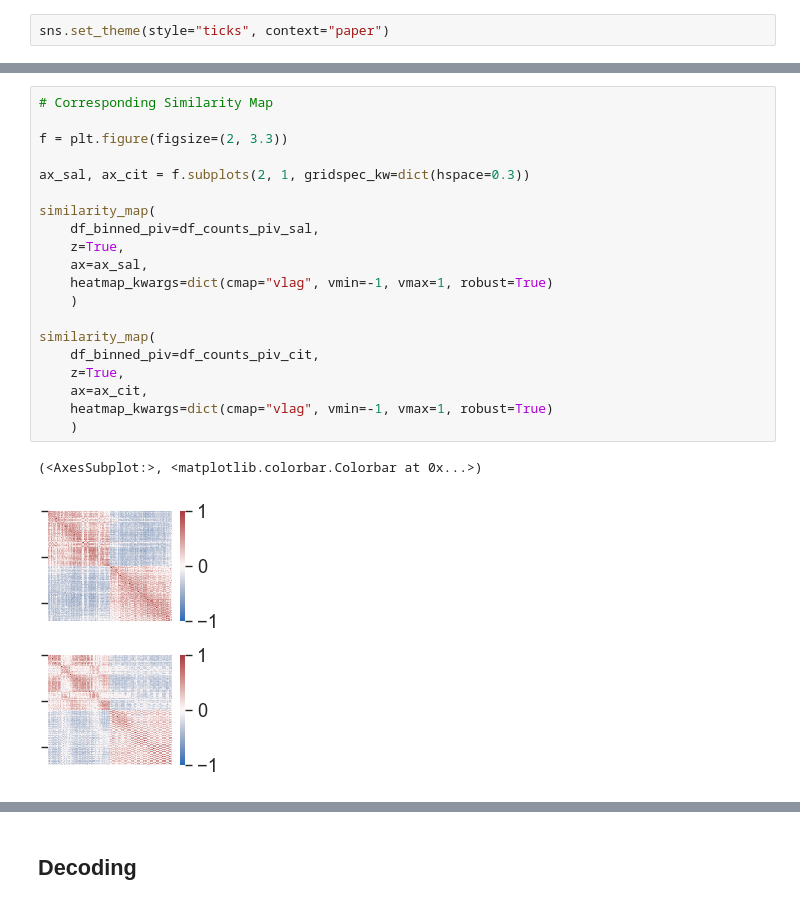
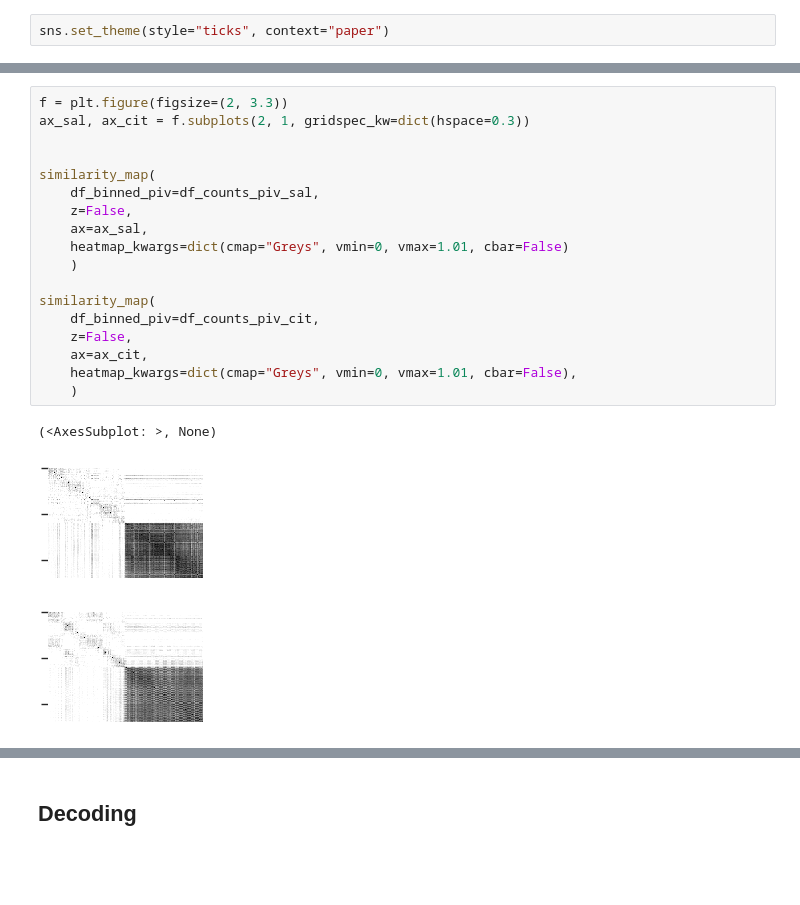
Before and after one commit to Ruairi-osul/SSRI-Interactions, a Jupyter notebook: notebooks/Foot Shock - Slow/Decode Slow Fig.ipynb, the cells around one changed output, grey strips where cells are left out. Drawn from its saved outputs; the diff is of its cells as text; blank space fills up the shorter version.

```diff
--- a/notebooks/Foot Shock - Slow/Decode Slow Fig.ipynb
+++ b/notebooks/Foot Shock - Slow/Decode Slow Fig.ipynb
@@ -53,23 +86,21 @@ df_counts_piv_sal = df_counts_piv_all[[c for c in df_counts_piv_all.columns if c
 # %%
-# Corresponding Similarity Map
+f = plt.figure(figsize=(2, 3.3))
+ax_sal, ax_cit = f.subplots(2, 1, gridspec_kw=dict(hspace=0.3))
 
-f = plt.figure(figsize=(2, 3.3))
-
-ax_sal, ax_cit = f.subplots(2, 1, gridspec_kw=dict(hspace=0.3))
 
 similarity_map(
     df_binned_piv=df_counts_piv_sal,
-    z=True,
+    z=False,
     ax=ax_sal,
-    heatmap_kwargs=dict(cmap="vlag", vmin=-1, vmax=1, robust=True)
+    heatmap_kwargs=dict(cmap="Greys", vmin=0, vmax=1.01, cbar=False)
     )
 
 similarity_map(
     df_binned_piv=df_counts_piv_cit,
-    z=True,
+    z=False,
     ax=ax_cit,
-    heatmap_kwargs=dict(cmap="vlag", vmin=-1, vmax=1, robust=True)
+    heatmap_kwargs=dict(cmap="Greys", vmin=0, vmax=1.01, cbar=False),
     )
 # %% [output]
-(<AxesSubplot:>, <matplotlib.colorbar.Colorbar at 0x...>)
+(<AxesSubplot: >, None)
-[figure, old version]
+[figure, new version]
```
Also changed, not shown: parts of 11 cells of this notebook.
